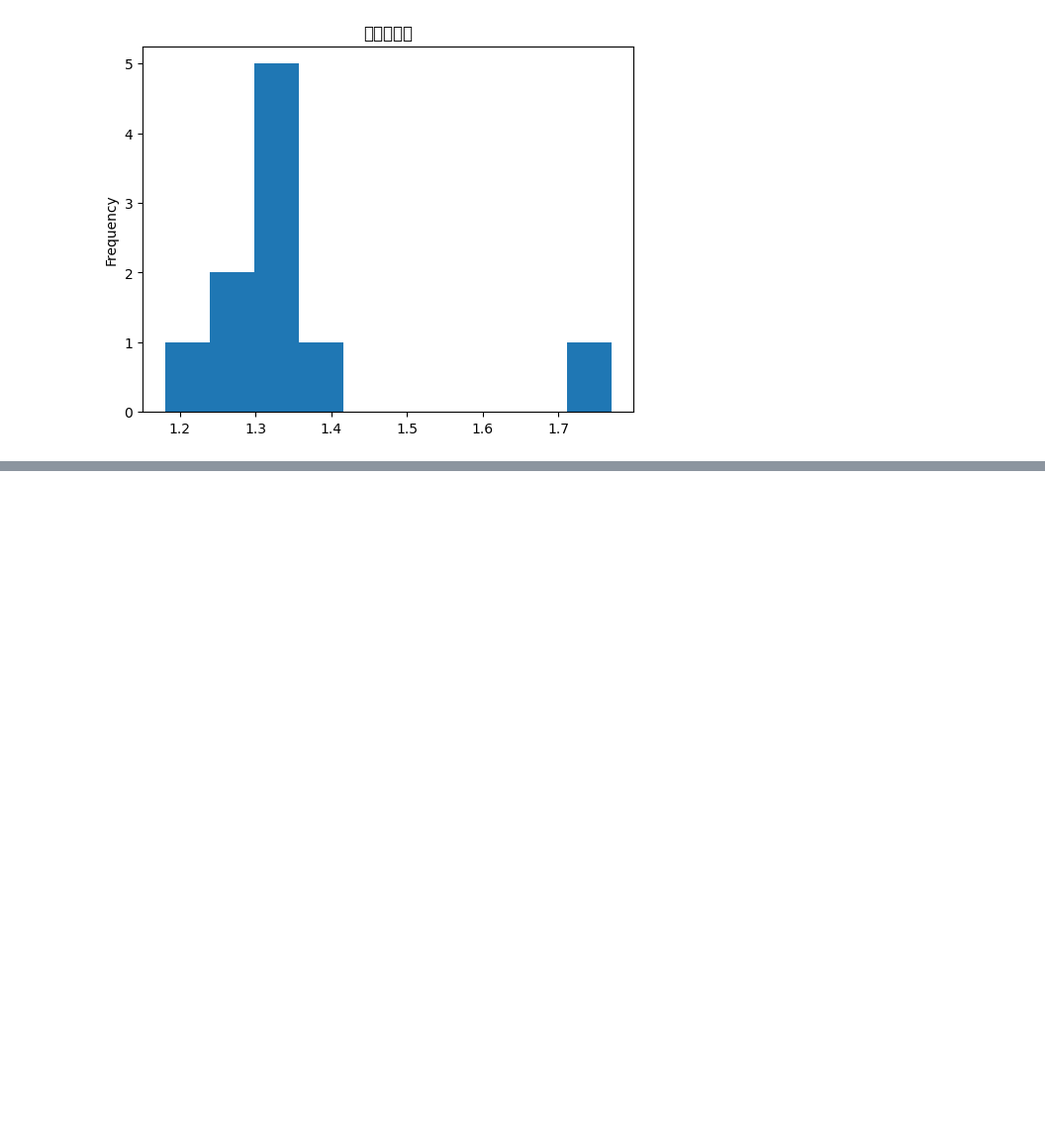
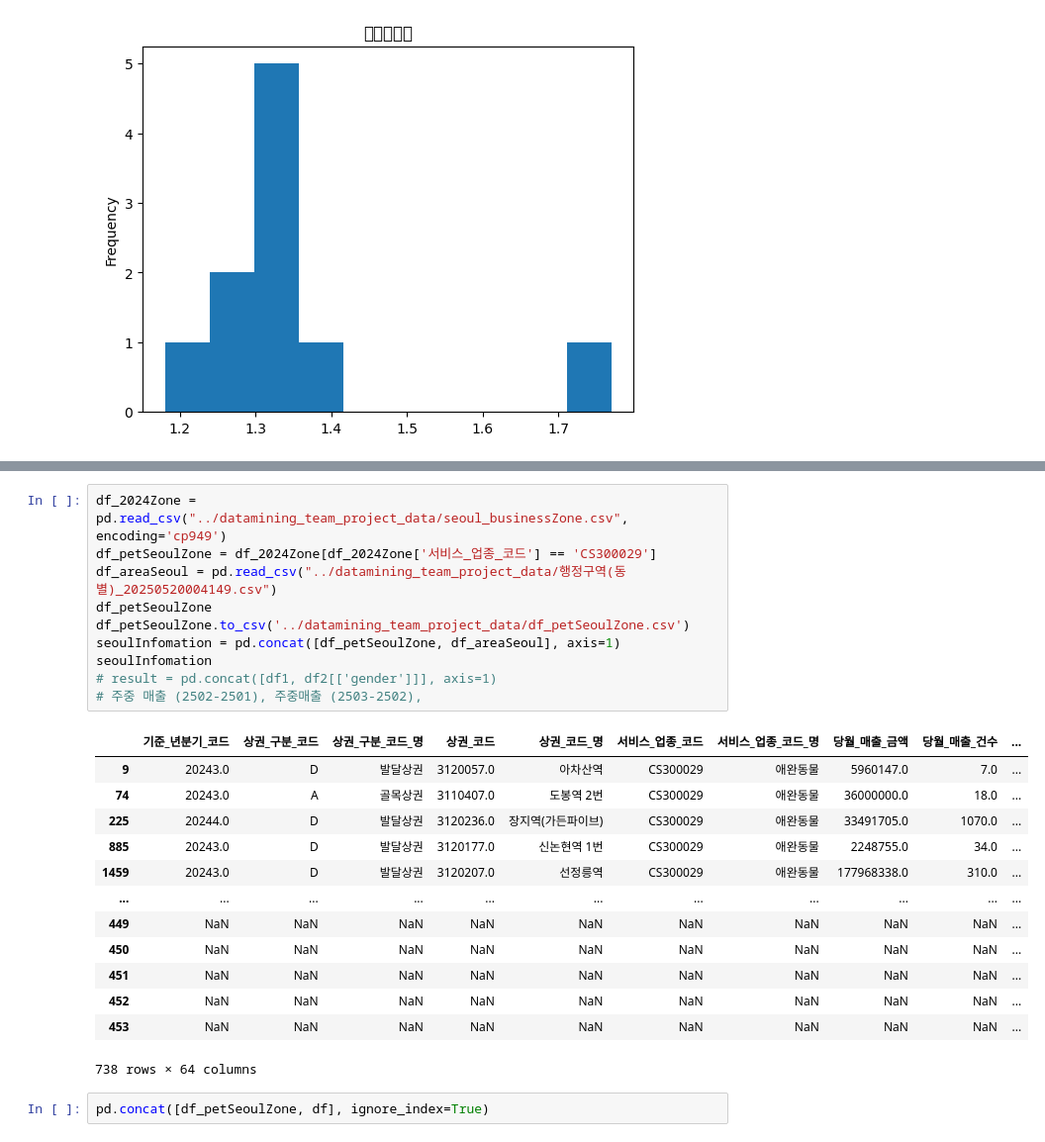
Before and after one commit to Castlemo/data_mining_H, a Jupyter notebook: data_mining/data_anaysis.ipynb, the cells around one changed output, grey strips where cells are left out. Shown at 99% size. Cells and saved outputs as stored; diff of their text form; blank space fills up the shorter version.

```diff
--- a/data_mining/data_anaysis.ipynb
+++ b/data_mining/data_anaysis.ipynb
@@ -115,0 +243,26 @@ UnicodeDecodeError: 'cp949' codec can't decode byte 0xec in position 0: illegal
+# %%
+df_2024Zone = pd.read_csv("../datamining_team_project_data/seoul_businessZone.csv", encoding='cp949')
+df_petSeoulZone = df_2024Zone[df_2024Zone['서비스_업종_코드'] == 'CS300029']
+df_areaSeoul = pd.read_csv("../datamining_team_project_data/행정구역(동별)_20250520004149.csv")
+df_petSeoulZone
+df_petSeoulZone.to_csv('../datamining_team_project_data/df_petSeoulZone.csv')
+seoulInfomation = pd.concat([df_petSeoulZone, df_areaSeoul], axis=1)
+seoulInfomation
+# result = pd.concat([df1, df2[['gender']]], axis=1)
+# 주중 매출 (2502-2501), 주중매출 (2503-2502),
+# %% [output]
+|  | 기준_년분기_코드 | 상권_구분_코드 | 상권_구분_코드_명 | 상권_코드 | 상권_코드_명 | 서비스_업종_코드 | 서비스_업종_코드_명 | 당월_매출_금액 | 당월_매출_건수 | ... |
+| 9 | 20243.0 | D | 발달상권 | 3120057.0 | 아차산역 | CS300029 | 애완동물 | 5960147.0 | 7.0 | ... |
+| 74 | 20243.0 | A | 골목상권 | 3110407.0 | 도봉역 2번 | CS300029 | 애완동물 | 36000000.0 | 18.0 | ... |
+| 225 | 20244.0 | D | 발달상권 | 3120236.0 | 장지역(가든파이브) | CS300029 | 애완동물 | 33491705.0 | 1070.0 | ... |
+| 885 | 20243.0 | D | 발달상권 | 3120177.0 | 신논현역 1번 | CS300029 | 애완동물 | 2248755.0 | 34.0 | ... |
+| 1459 | 20243.0 | D | 발달상권 | 3120207.0 | 선정릉역 | CS300029 | 애완동물 | 177968338.0 | 310.0 | ... |
+| ... | ... | ... | ... | ... | ... | ... | ... | ... | ... | ... |
+| 449 | NaN | NaN | NaN | NaN | NaN | NaN | NaN | NaN | NaN | ... |
+| 450 | NaN | NaN | NaN | NaN | NaN | NaN | NaN | NaN | NaN | ... |
+| 451 | NaN | NaN | NaN | NaN | NaN | NaN | NaN | NaN | NaN | ... |
+| 452 | NaN | NaN | NaN | NaN | NaN | NaN | NaN | NaN | NaN | ... |
+| 453 | NaN | NaN | NaN | NaN | NaN | NaN | NaN | NaN | NaN | ... |
+738 rows × 64 columns
+# %%
+pd.concat([df_petSeoulZone, df], ignore_index=True)
```
Also changed, not shown: parts of 10 cells of this notebook, 17 other files.
